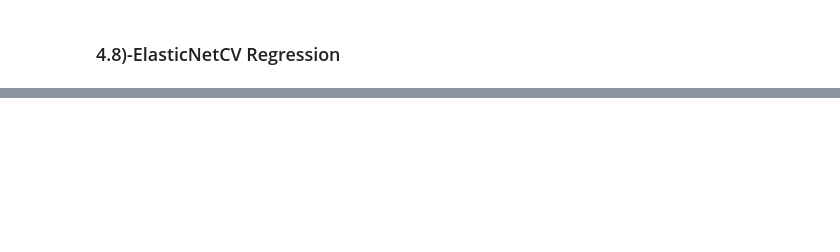
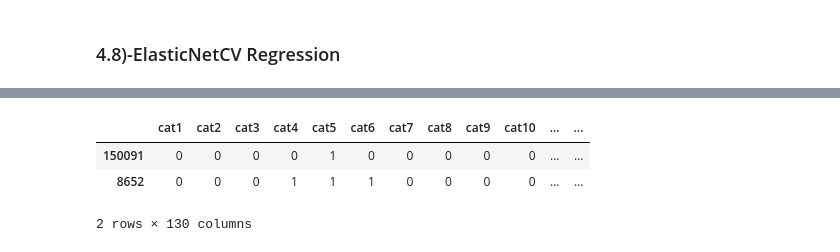
Before and after one commit to HassanSherwani/Insurance_Claims_Severity, a Jupyter notebook: ML-models_Allstate_Claims_Severity .ipynb, the cells around one changed output, grey strips where cells are left out. Saved outputs shown, nothing was run; the diff lists cells and outputs as text; code cells hidden in the pictures; blank space fills up the shorter version.

```diff
--- a/ML-models_Allstate_Claims_Severity .ipynb
+++ b/ML-models_Allstate_Claims_Severity .ipynb
@@ -404,0 +750,7 @@ print('R2     : %0.4f ' % r2_ElasticNetCV)
+# %%
+X_test.head(2)
+# %% [output]
+|  | cat1 | cat2 | cat3 | cat4 | cat5 | cat6 | cat7 | cat8 | cat9 | cat10 | ... | ... |
+| 150091 | 0 | 0 | 0 | 0 | 1 | 0 | 0 | 0 | 0 | 0 | ... | ... |
+| 8652 | 0 | 0 | 0 | 1 | 1 | 1 | 0 | 0 | 0 | 0 | ... | ... |
+2 rows × 130 columns
```
Also changed, not shown: parts of 88 cells of this notebook.
